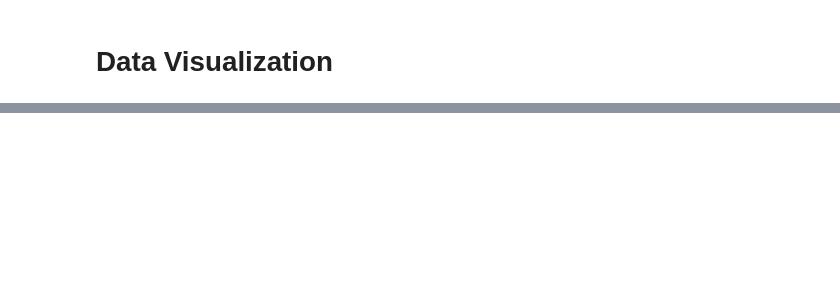
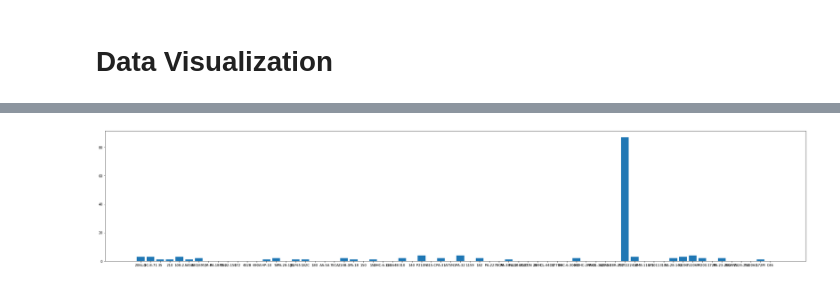
Before and after one commit to tingly-amua/Project---Aircraft-Risk, a Jupyter notebook: project.ipynb, the cells around one changed output, grey strips where cells are left out. Cells and saved outputs as stored; diff of their text form; code cells hidden in the pictures; blank space fills up the shorter version.

```diff
--- a/project.ipynb
+++ b/project.ipynb
@@ -274,0 +303,9 @@ plt.plot(x,y)
+# %%
+plt.figure(figsize=(30,6))
+y =df3['Total Injuries']
+x = df3['Model']
+
+plt.bar(x,y)
+plt.tight_layout()
+# %% [output]
+[figure, added]
```
Also changed, not shown: parts of 9 cells of this notebook.
